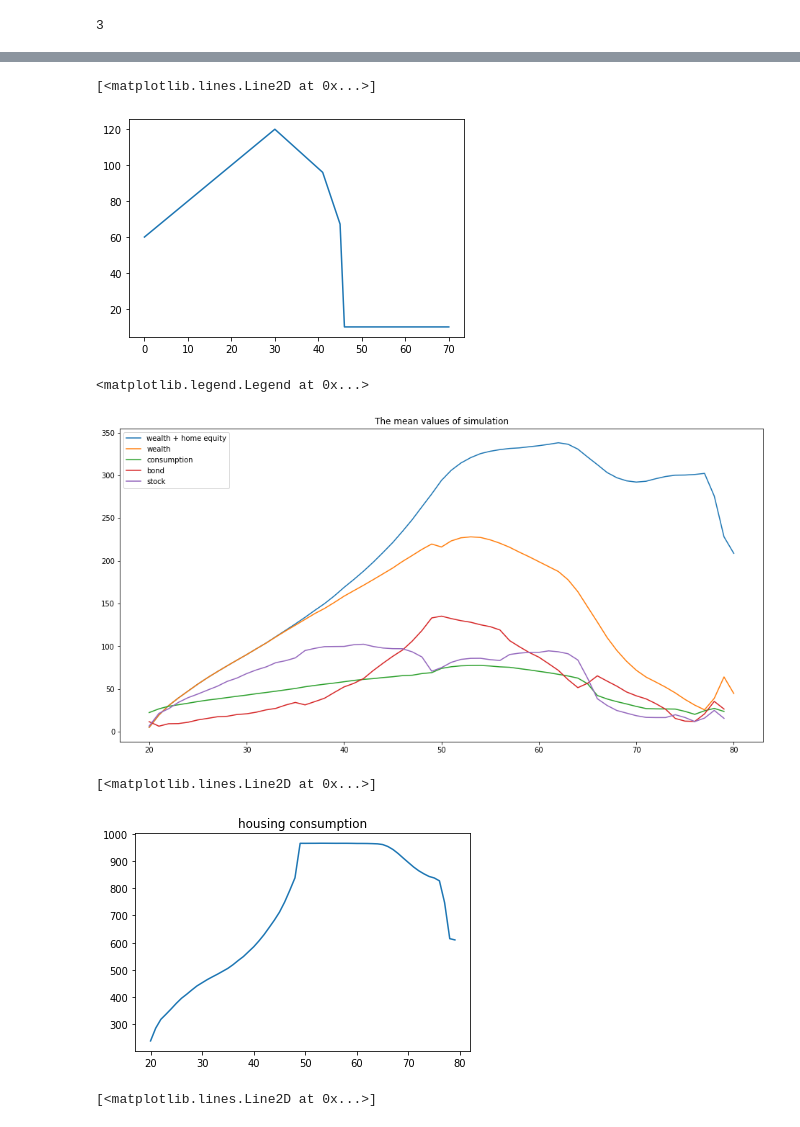
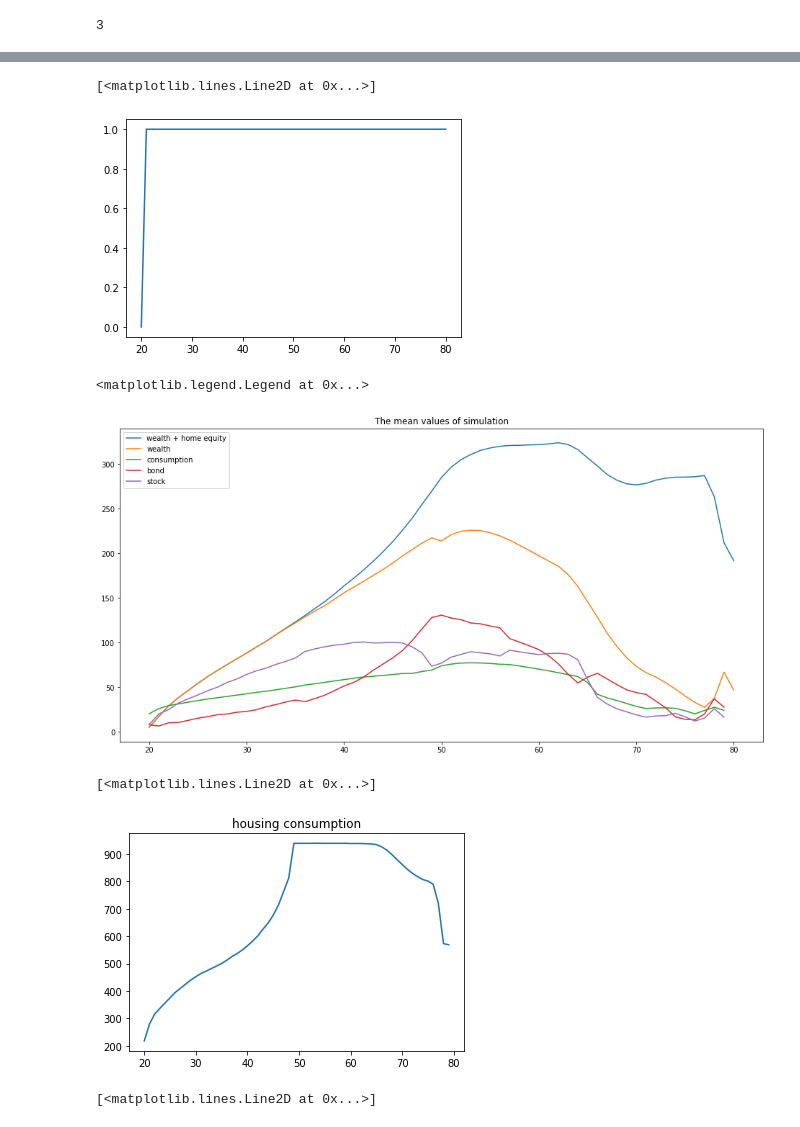
Before and after one commit to dongxulee/lifeCycle, a Jupyter notebook: 20210528/simulationVHighSkill3-fineGrid-cost5.ipynb, the cells around one changed output, grey strips where cells are left out. Saved outputs shown, nothing was run; the diff lists cells and outputs as text; code cells hidden in the pictures.

```diff
--- a/20210528/simulationVHighSkill3-fineGrid-cost5.ipynb
+++ b/20210528/simulationVHighSkill3-fineGrid-cost5.ipynb
@@ -5,7 +5,7 @@ from constantHighSkill3_cost5 import *
 Populating the interactive namespace from numpy and matplotlib
 WARNING:absl:No GPU/TPU found, falling back to CPU. (Set TF_CPP_MIN_LOG_LEVEL=0 and rerun for more info.)
 # %%
-Vgrid = np.load("HighSkillWorker3_fineGrid.npy")
+Vgrid = np.load("HighSkillWorker3_fineGrid_cost5.npy")
 gamma
 # %% [output]
 3
@@ -62,10 +62,10 @@ ks = Moves[:,:,2].T
 hs = Moves[:,:,3].T
 actions = Moves[:,:,4].T
 # %%
-plt.plot(range(20, T_max + 20),jnp.mean(zs,axis = 1), label = "experience")
+plt.plot(range(20, T_max + 21),jnp.mean(zs,axis = 1), label = "experience")
 # %% [output]
 [<matplotlib.lines.Line2D at 0x...>]
-[figure, old version]
+[figure, new version]
 # %%
 plt.figure(figsize = [16,8])
 plt.title("The mean values of simulation")
@@ -77,13 +77,13 @@ plt.plot(range(20, T_max + 20),jnp.mean(ks,axis = 1), label = "stock")
 plt.legend()
 # %% [output]
 <matplotlib.legend.Legend at 0x...>
-[figure, old version]
+[figure, new version]
 # %%
 plt.title("housing consumption")
 plt.plot(range(20, T_max + 20),(hs).mean(axis = 1), label = "housing")
 # %% [output]
 [<matplotlib.lines.Line2D at 0x...>]
-[figure, old version]
+[figure, new version]
 # %%
 plt.title("housing consumption for renting peole")
 plt.plot(hs[:, jnp.where(os.sum(axis = 0)  == 0)[0]].mean(axis = 1), label = "housing")
```
Also changed, not shown: parts of 14 cells of this notebook, 6 other files.
